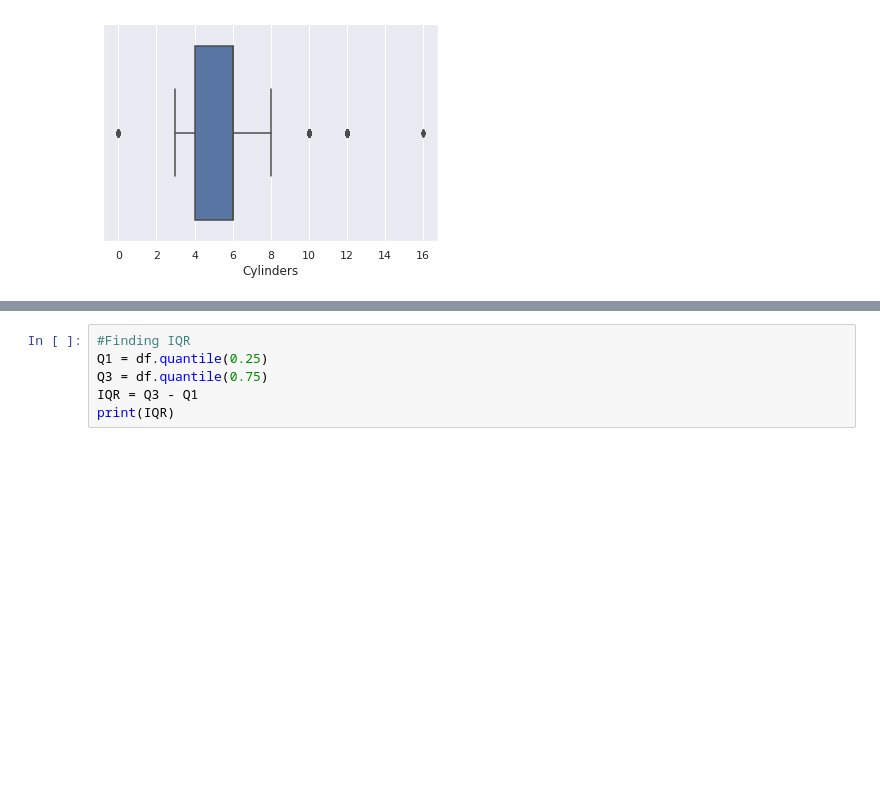
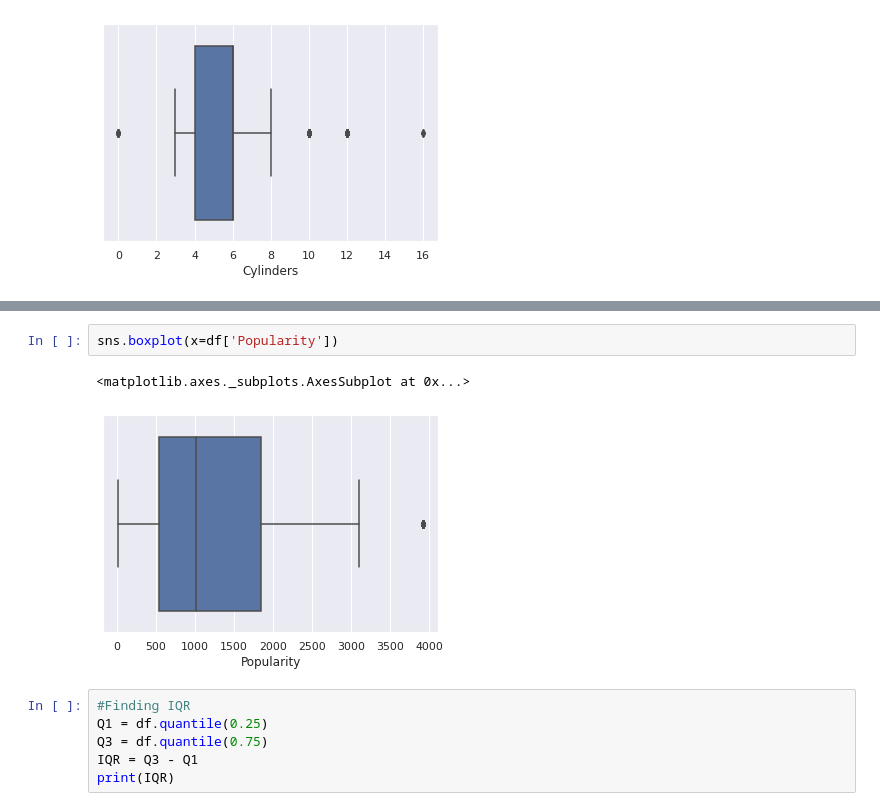
Before and after one commit to devkhetan/ML-Internship, a Jupyter notebook: ML_Internship_Project(B)_.ipynb, the cells around one changed output, grey strips where cells are left out. Saved outputs shown, nothing was run; the diff lists cells and outputs as text; blank space fills up the shorter version.

```diff
--- a/ML_Internship_Project(B)_.ipynb
+++ b/ML_Internship_Project(B)_.ipynb
@@ -202,3 +212,8 @@ sns.boxplot(x=df['Cylinders'])
+# %%
+sns.boxplot(x=df['Popularity'])
+# %% [output]
+<matplotlib.axes._subplots.AxesSubplot at 0x...>
+[figure, added]
 # %%
 #Finding IQR
 Q1 = df.quantile(0.25)
```
Also changed, not shown: parts of 12 cells of this notebook.
